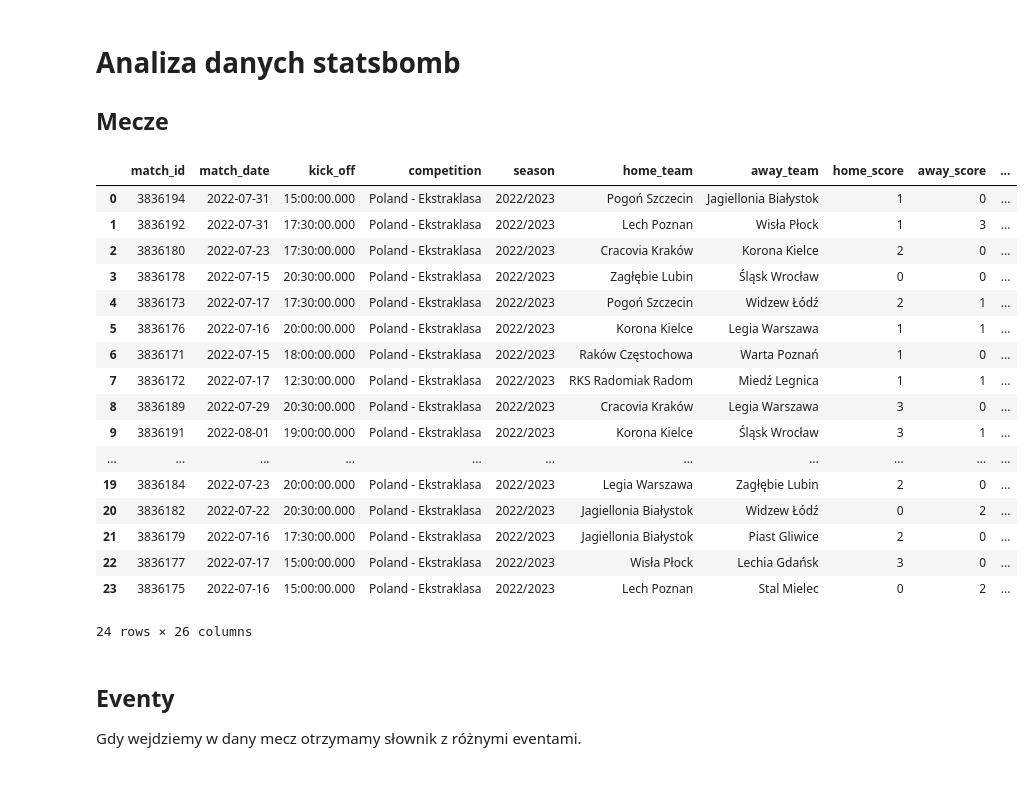
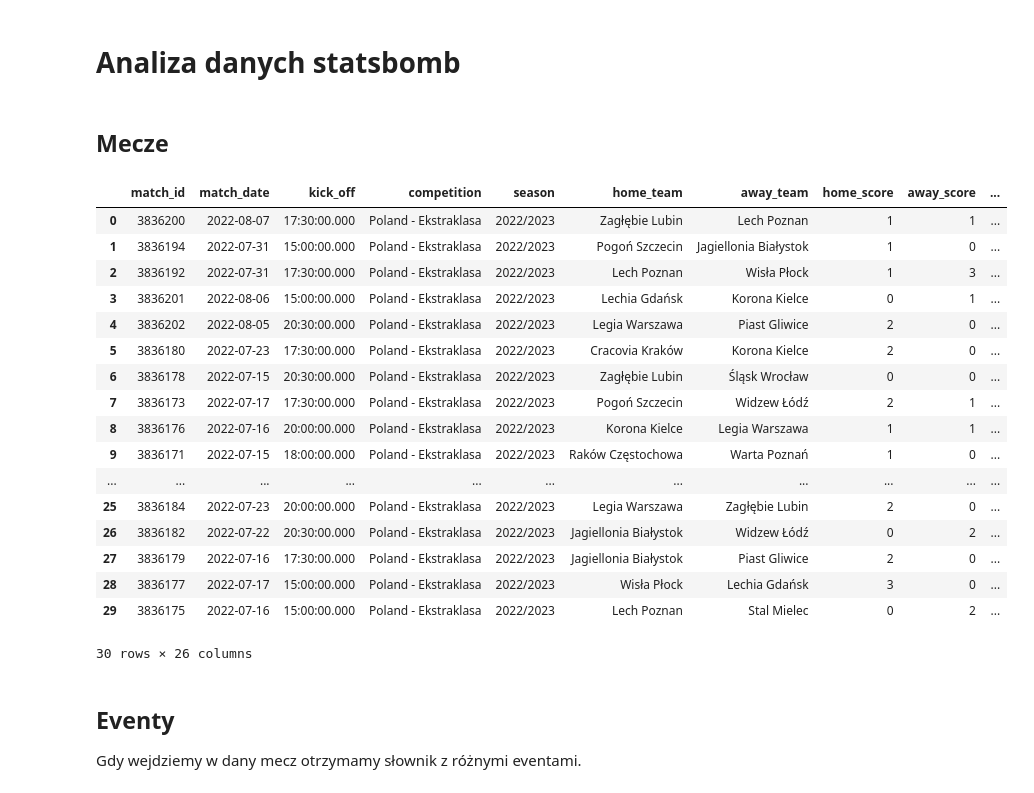
Before and after one commit to mattyl006/sport-data-science, a Jupyter notebook: docs/analize_data.ipynb, the cells around one changed output. Cells and saved outputs as stored; diff of their text form; code cells hidden in the pictures.

```diff
--- a/help/docs/analysis_statsbomb_data.ipynb
+++ b/docs/analize_data.ipynb
@@ -0,0 +1,2 @@
+# %% [markdown]
+# Analiza danych statsbomb
@@ -1,34 +7,30 @@
 # %% [markdown]
-# Analiza danych statsbomb
 
 ## Mecze
 # %%
-import numpy as np
-import pandas as pd
-from statsbombpy import sb
-
 competitions = sb.competitions()
 matches = sb.matches(competition_id=38, season_id=235)
+matches.to_csv("matches.csv", encoding="utf-8", index=False)
 matches
 # %% [output]
 |  | match_id | match_date | kick_off | competition | season | home_team | away_team | home_score | away_score | ... |
-| 0 | 3836194 | 2022-07-31 | 15:00:00.000 | Poland - Ekstraklasa | 2022/2023 | Pogoń Szczecin | Jagiellonia Białystok | 1 | 0 | ... |
-| 1 | 3836192 | 2022-07-31 | 17:30:00.000 | Poland - Ekstraklasa | 2022/2023 | Lech Poznan | Wisła Płock | 1 | 3 | ... |
-| 2 | 3836180 | 2022-07-23 | 17:30:00.000 | Poland - Ekstraklasa | 2022/2023 | Cracovia Kraków | Korona Kielce | 2 | 0 | ... |
-| 3 | 3836178 | 2022-07-15 | 20:30:00.000 | Poland - Ekstraklasa | 2022/2023 | Zagłębie Lubin | Śląsk Wrocław | 0 | 0 | ... |
-| 4 | 3836173 | 2022-07-17 | 17:30:00.000 | Poland - Ekstraklasa | 2022/2023 | Pogoń Szczecin | Widzew Łódź | 2 | 1 | ... |
-| 5 | 3836176 | 2022-07-16 | 20:00:00.000 | Poland - Ekstraklasa | 2022/2023 | Korona Kielce | Legia Warszawa | 1 | 1 | ... |
-| 6 | 3836171 | 2022-07-15 | 18:00:00.000 | Poland - Ekstraklasa | 2022/2023 | Raków Częstochowa | Warta Poznań | 1 | 0 | ... |
-| 7 | 3836172 | 2022-07-17 | 12:30:00.000 | Poland - Ekstraklasa | 2022/2023 | RKS Radomiak Radom | Miedź Legnica | 1 | 1 | ... |
-| 8 | 3836189 | 2022-07-29 | 20:30:00.000 | Poland - Ekstraklasa | 2022/2023 | Cracovia Kraków | Legia Warszawa | 3 | 0 | ... |
-| 9 | 3836191 | 2022-08-01 | 19:00:00.000 | Poland - Ekstraklasa | 2022/2023 | Korona Kielce | Śląsk Wrocław | 3 | 1 | ... |
+| 0 | 3836200 | 2022-08-07 | 17:30:00.000 | Poland - Ekstraklasa | 2022/2023 | Zagłębie Lubin | Lech Poznan | 1 | 1 | ... |
+| 1 | 3836194 | 2022-07-31 | 15:00:00.000 | Poland - Ekstraklasa | 2022/2023 | Pogoń Szczecin | Jagiellonia Białystok | 1 | 0 | ... |
+| 2 | 3836192 | 2022-07-31 | 17:30:00.000 | Poland - Ekstraklasa | 2022/2023 | Lech Poznan | Wisła Płock | 1 | 3 | ... |
+| 3 | 3836201 | 2022-08-06 | 15:00:00.000 | Poland - Ekstraklasa | 2022/2023 | Lechia Gdańsk | Korona Kielce | 0 | 1 | ... |
+| 4 | 3836202 | 2022-08-05 | 20:30:00.000 | Poland - Ekstraklasa | 2022/2023 | Legia Warszawa | Piast Gliwice | 2 | 0 | ... |
+| 5 | 3836180 | 2022-07-23 | 17:30:00.000 | Poland - Ekstraklasa | 2022/2023 | Cracovia Kraków | Korona Kielce | 2 | 0 | ... |
+| 6 | 3836178 | 2022-07-15 | 20:30:00.000 | Poland - Ekstraklasa | 2022/2023 | Zagłębie Lubin | Śląsk Wrocław | 0 | 0 | ... |
+| 7 | 3836173 | 2022-07-17 | 17:30:00.000 | Poland - Ekstraklasa | 2022/2023 | Pogoń Szczecin | Widzew Łódź | 2 | 1 | ... |
+| 8 | 3836176 | 2022-07-16 | 20:00:00.000 | Poland - Ekstraklasa | 2022/2023 | Korona Kielce | Legia Warszawa | 1 | 1 | ... |
+| 9 | 3836171 | 2022-07-15 | 18:00:00.000 | Poland - Ekstraklasa | 2022/2023 | Raków Częstochowa | Warta Poznań | 1 | 0 | ... |
 | ... | ... | ... | ... | ... | ... | ... | ... | ... | ... | ... |
-| 19 | 3836184 | 2022-07-23 | 20:00:00.000 | Poland - Ekstraklasa | 2022/2023 | Legia Warszawa | Zagłębie Lubin | 2 | 0 | ... |
-| 20 | 3836182 | 2022-07-22 | 20:30:00.000 | Poland - Ekstraklasa | 2022/2023 | Jagiellonia Białystok | Widzew Łódź | 0 | 2 | ... |
-| 21 | 3836179 | 2022-07-16 | 17:30:00.000 | Poland - Ekstraklasa | 2022/2023 | Jagiellonia Białystok | Piast Gliwice | 2 | 0 | ... |
-| 22 | 3836177 | 2022-07-17 | 15:00:00.000 | Poland - Ekstraklasa | 2022/2023 | Wisła Płock | Lechia Gdańsk | 3 | 0 | ... |
-| 23 | 3836175 | 2022-07-16 | 15:00:00.000 | Poland - Ekstraklasa | 2022/2023 | Lech Poznan | Stal Mielec | 0 | 2 | ... |
+| 25 | 3836184 | 2022-07-23 | 20:00:00.000 | Poland - Ekstraklasa | 2022/2023 | Legia Warszawa | Zagłębie Lubin | 2 | 0 | ... |
+| 26 | 3836182 | 2022-07-22 | 20:30:00.000 | Poland - Ekstraklasa | 2022/2023 | Jagiellonia Białystok | Widzew Łódź | 0 | 2 | ... |
+| 27 | 3836179 | 2022-07-16 | 17:30:00.000 | Poland - Ekstraklasa | 2022/2023 | Jagiellonia Białystok | Piast Gliwice | 2 | 0 | ... |
+| 28 | 3836177 | 2022-07-17 | 15:00:00.000 | Poland - Ekstraklasa | 2022/2023 | Wisła Płock | Lechia Gdańsk | 3 | 0 | ... |
+| 29 | 3836175 | 2022-07-16 | 15:00:00.000 | Poland - Ekstraklasa | 2022/2023 | Lech Poznan | Stal Mielec | 0 | 2 | ... |
-24 rows × 26 columns
+30 rows × 26 columns
 # %% [markdown]
 ## Eventy
 
```
Also changed, not shown: parts of 29 cells of this notebook, 9 other files.
